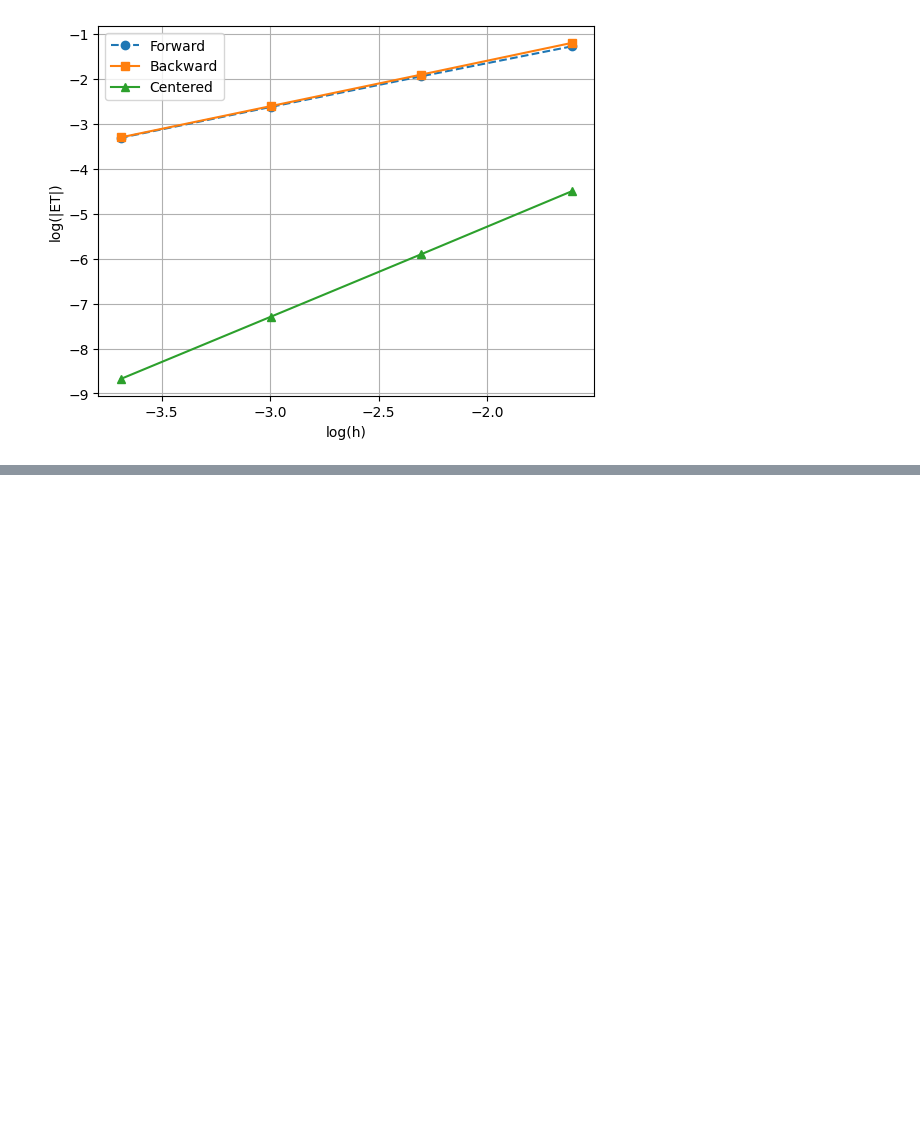
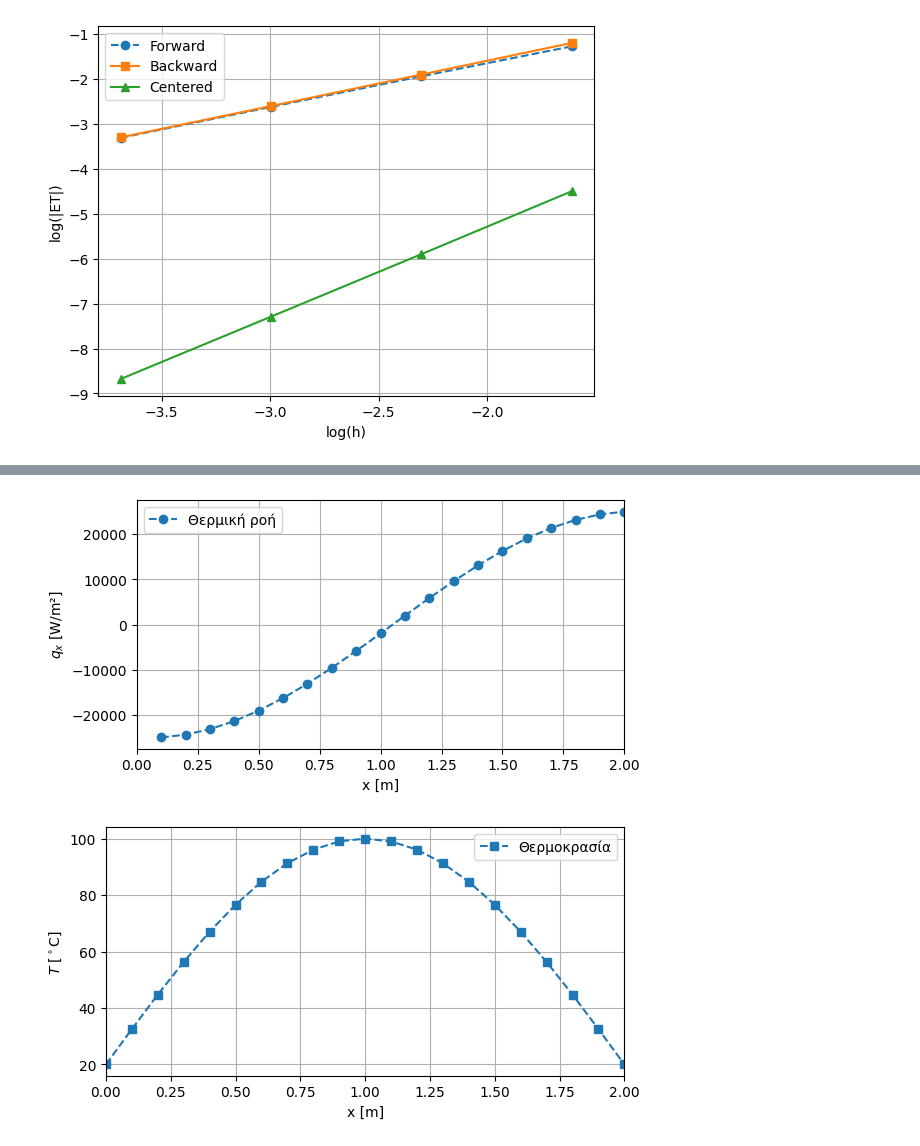
Before and after one commit to costpetrides/Numerical-Methods-GFD, a Jupyter notebook: Νotes/Derivative.ipynb, the cells around one changed output, grey strips where cells are left out. Cells and saved outputs as stored; diff of their text form; code cells hidden in the pictures; blank space fills up the shorter version.

```diff
--- a/Νotes/Derivative.ipynb
+++ b/Νotes/Derivative.ipynb
@@ -154,0 +238,37 @@ plt.show()
+# %%
+# (δ)
+
+h = 0.1
+L = 2  # m
+k = 200  # W/(m K)
+
+x = np.arange(0, L+h, h)
+T = 20 + 80*np.sin(np.pi*x/L)
+
+i = np.arange(1, len(T))
+dT_b = (T[i] - T[i-1]) / h
+
+q = -k*dT_b
+
+# Θερμική ροή
+plt.figure(figsize=(6, 3), layout="constrained")
+plt.plot(x[i], q, "o--", label="Θερμική ροή")
+plt.grid(True)
+plt.legend()
+plt.xlabel("x [m]")
+plt.ylabel(r"$q_x$ [W/m²]")
+plt.xlim(0, 2)
+plt.show()
+
+# Θερμοκρασία
+plt.figure(figsize=(6, 3), layout="constrained")
+plt.plot(x, T, "s--", label="Θερμοκρασία")
+plt.grid(True)
+plt.legend()
+plt.xlabel("x [m]")
+plt.ylabel(r"$T$ [$^\circ$C]")
+plt.xlim(0, 2)
+plt.show()
+# %% [output]
+[figure, added]
+[figure, added]
```
Also changed, not shown: parts of 7 cells of this notebook.
